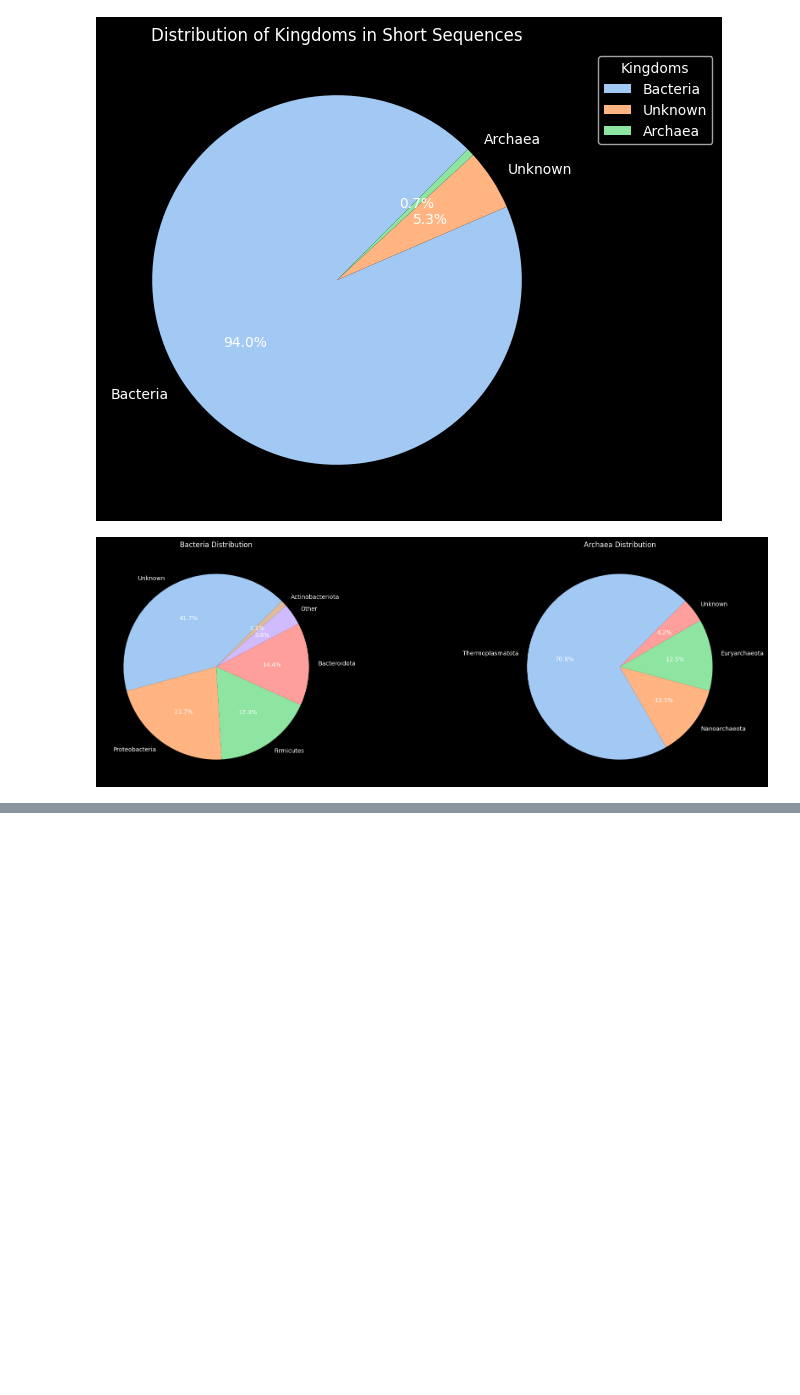
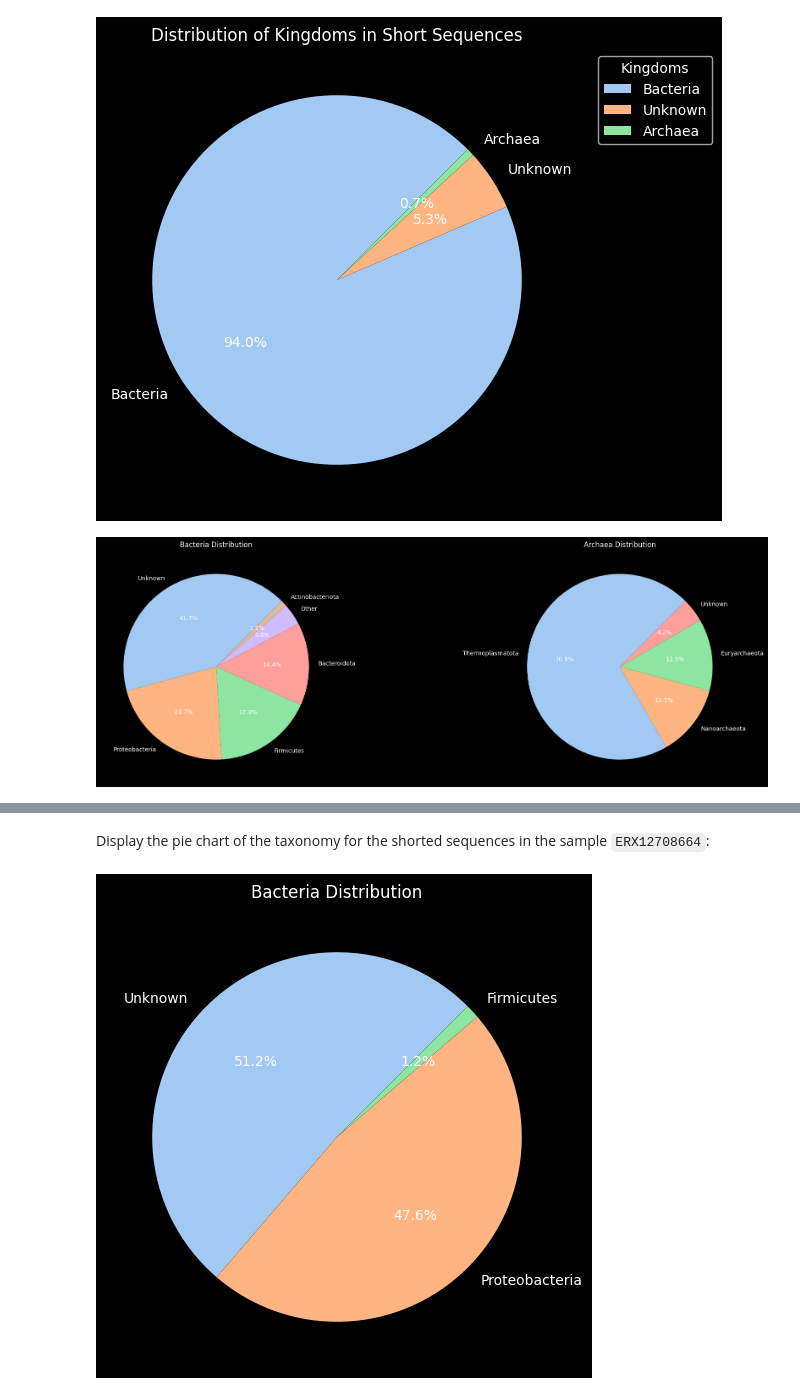
Before and after one commit to filippob/deep_micro_core, a Jupyter notebook: notebooks/01-describe_merged_sequences.ipynb, the cells around one changed output, grey strips where cells are left out. Saved outputs shown, nothing was run; the diff lists cells and outputs as text; code cells hidden in the pictures; blank space fills up the shorter version.

```diff
--- a/notebooks/01-describe_merged_sequences.ipynb
+++ b/notebooks/01-describe_merged_sequences.ipynb
@@ -179,0 +267,9 @@ plt.show()
+# %%
+# Get the sequence IDs for the sample ERX12708664
+sample_sequence_ids = filtered_table_df.index[filtered_table_df['ERX12708664'] > 0].tolist()
+
+# Filter the short_sequences_df to include only rows with IDs in sample_sequence_ids
+sample_short_sequences_df = short_sequences_df.loc[sample_sequence_ids]
+
+# Display the DataFrame
+sample_short_sequences_df.head()
@@ -179,0 +283,56 @@ plt.show()
+# %% [markdown]
+Display the pie chart of the taxonomy for the shorted sequences in the sample `ERX12708664`:
+# %%
+# Count the occurrences of each kingdom
+kingdom_counts = sample_short_sequences_df['Kingdom'].value_counts()
+
+# drop the 'Unknown' kingdom
+kingdom_counts = kingdom_counts.drop('Unknown')
+
+# Condense values below a certain threshold
+threshold = 30
+
+def condense_values(counts, threshold):
+    # return if there are a few elements
+    if len(counts) <= 5:
+        return counts
+
+    # Condense values below a certain threshold
+    counts = counts.to_dict()
+    other_count = sum(v for v in counts.values() if v <= threshold)
+    counts = {k: v for k, v in counts.items() if v > threshold}
+    counts['Other'] = other_count
+    return pd.Series(counts).sort_values(ascending=False)
+
+# Check the number of kingdoms
+if len(kingdom_counts) == 1:
+    kingdom = kingdom_counts.index[0]
+    kingdom_data = sample_short_sequences_df[sample_short_sequences_df['Kingdom'] == kingdom]
+    phylum_counts = kingdom_data['Phylum'].value_counts()
+    phylum_counts = condense_values(phylum_counts, threshold)
+
+    # Plot a single pie chart
+    plt.figure(figsize=(10, 6))
+    phylum_counts.plot.pie(autopct='%1.1f%%', startangle=45, colors=sns.color_palette('pastel'))
+    plt.ylabel('')
+    plt.title(f'{kingdom} Distribution')
+    plt.show()
+
+else:
+    # Create subplots
+    fig, axes = plt.subplots(nrows=1, ncols=len(kingdom_counts), figsize=(20, 6))
+
+    # Plot each kingdom in a separate subplot
+    for ax, (kingdom, count) in zip(axes, kingdom_counts.items()):
+        kingdom_data = sample_short_sequences_df[sample_short_sequences_df['Kingdom'] == kingdom]
+        phylum_counts = kingdom_data['Phylum'].value_counts()
+        phylum_counts = condense_values(phylum_counts, threshold)
+        phylum_counts.plot.pie(ax=ax, autopct='%1.1f%%', startangle=45, colors=sns.color_palette('pastel'))
+        ax.set_ylabel('')
+        ax.set_title(f'{kingdom} Distribution')
+
+    # Adjust layout
+    plt.tight_layout()
+    plt.show()
+# %% [output]
+[figure, added]
```
Also changed, not shown: parts of 15 cells of this notebook.
